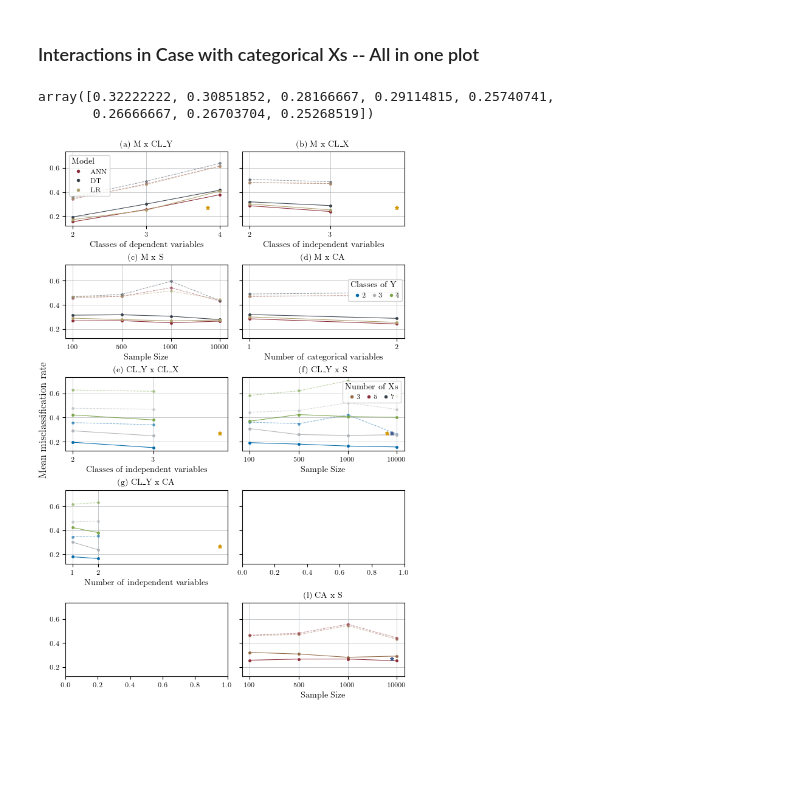
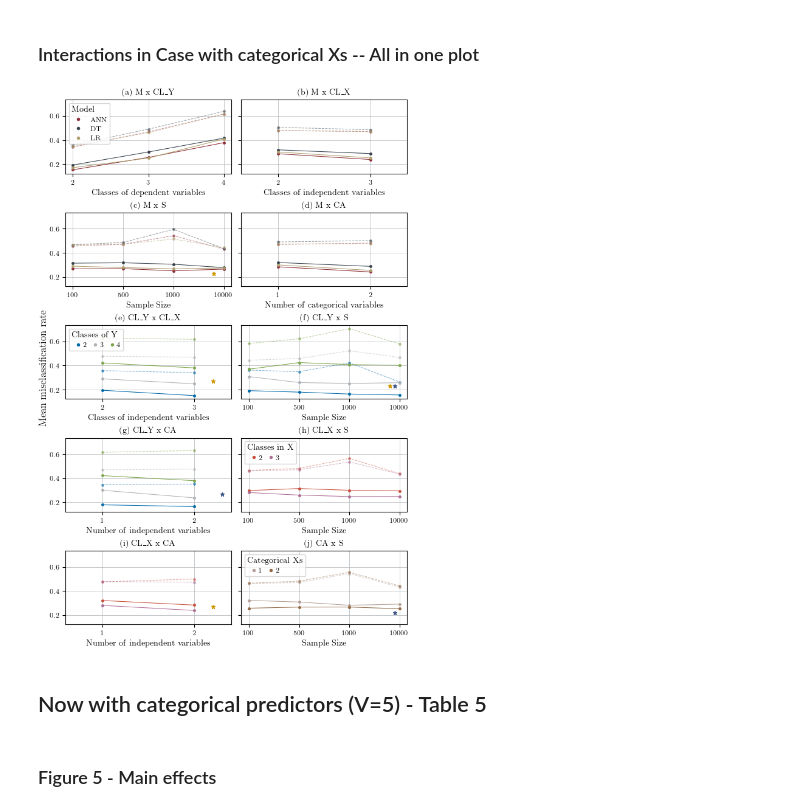
Before and after one commit to frederikpanse/psychometric_replication, a Jupyter notebook: exp/exp_FP_12_getFigures.ipynb, the cells around one changed output. Drawn from its saved outputs; the diff is of its cells as text; code cells hidden in the pictures; blank space fills up the shorter version.

Commit message:
plots

```diff
--- a/exp/exp_FP_12_getFigures.ipynb
+++ b/exp/exp_FP_12_getFigures.ipynb
@@ -348,13 +348,6 @@ CLX_CA_orig = table4_orig.groupby(['CL_X', 'CA'])[models].mean().mean(axis=1)
 # CA x S
 CA_S = table4.groupby(['Num_Categorical_Vars', 'Sample_Size'])[models].mean().mean(axis=1)
 CA_S_orig = table4_orig.groupby(['CA', 'S'])[models].mean().mean(axis=1)
-# %%
-palettes.tue_plot[[9, 0, 1]]
-i = 1
-CA_S.values
-# %% [output]
-array([0.32222222, 0.30851852, 0.28166667, 0.29114815, 0.25740741,
-       0.26666667, 0.26703704, 0.25268519])
 # %%
 plt.rcParams.update(figsizes.jmlr2001(nrows=5, ncols=2))
 plt.rcParams.update(cycler.cycler(color=palettes.tue_plot))
@@ -368,7 +361,6 @@ for i in np.arange(3):
 axs[0, 0].set_xticks([2, 3, 4])  # Positions for the categories
 axs[0, 0].grid(axis="both", color=rgb.tue_gray, linewidth=0.5)
 axs[0, 0].set_xlabel("Classes of dependent variables")
-axs[0, 0].plot(3.83, sig, '*', ms=5, color=rgb.tue_orange) # original
 axs[0, 0].set_title('(a) M x CL_Y')
 
 # Custom legend
@@ -386,7 +378,7 @@ for i in np.arange(3):
 axs[0, 1].set_xticks([2, 3])  # Positions for the categories
 axs[0, 1].grid(axis="both", color=rgb.tue_gray, linewidth=0.5)
 axs[0, 1].set_xlabel("Classes of independent variables")
-axs[0, 1].plot(3.83, sig, '*', ms=5, color=rgb.tue_orange) # original
+axs[0, 1].set_xlim([1.6, 3.4])
 axs[0, 1].set_title('(b) M x CL_X')
 
 # Plot 3: M x S
@@ -397,6 +389,7 @@ axs[1, 0].set_xlabel("Sample Size")
 axs[1, 0].set_xticks(np.arange(0, 4))  # Positions for the categories
 axs[1, 0].set_xticklabels(['100', '500', '1000', '10000'])  # Labels for the categories
 axs[1, 0].grid(axis="both", color=rgb.tue_gray, linewidth=0.5)
+axs[1, 0].plot(2.8, 0.23, '*', ms=5, color=rgb.tue_orange) # original
 axs[1, 0].set_title('(c) M x S')
 
 # Plot 4: M x CA
@@ -406,6 +399,7 @@ for i in np.arange(3):
 axs[1, 1].set_xticks([1, 2])  # Positions for the categories
 axs[1, 1].grid(axis="both", color=rgb.tue_gray, linewidth=0.5)
 axs[1, 1].set_xlabel("Number of categorical variables")
+axs[1, 1].set_xlim([0.6, 2.4])
 axs[1, 1].set_title('(d) M x CA')
 
 # Plot 5: CLY x CLX
@@ -416,15 +410,16 @@ for i in np.arange(3):
 axs[2, 0].set_xticks([2, 3])  # Positions for the categories
 axs[2, 0].grid(axis="both", color=rgb.tue_gray, linewidth=0.5)
 axs[2, 0].set_xlabel("Classes of independent variables")
-axs[2, 0].plot(3.83, sig, '*', ms=5, color=rgb.tue_orange) # original
+axs[2, 0].set_xlim([1.6, 3.4])
+axs[2, 0].plot(3.2, sig, '*', ms=5, color=rgb.tue_orange) # original
 axs[2, 0].set_title('(e) CL_Y x CL_X')
 
 # Custom legend
 dot_ANN = plt.Line2D([0], [0], marker='o', color='w', markerfacecolor=colors[0], markersize=5, label="2")
 dot_DT = plt.Line2D([0], [0], marker='o', color='w', markerfacecolor=colors[1], markersize=5, label="3")
 dot_LR = plt.Line2D([0], [0], marker='o', color='w', markerfacecolor=colors[2], markersize=5, label="4")
-axs[1, 1].legend(handles=[dot_ANN, dot_DT, dot_LR], ncols=3, alignment='left', columnspacing=0.25,
-                 title = 'Classes of Y', title_fontsize='small', handletextpad=-0.3, loc="upper left", bbox_to_anchor=(0.63, 0.85))
+axs[2, 0].legend(handles=[dot_ANN, dot_DT, dot_LR], ncols=3, alignment='left', columnspacing=0.25,
+                 title = 'Classes of Y', title_fontsize='small', handletextpad=-0.3, loc="upper left")
 
 # Plot 6: CLY x S
 for i in np.arange(3):
@@ -434,44 +429,73 @@ axs[2, 1].set_xlabel("Sample Size")
 axs[2, 1].set_xticks(np.arange(0, 4))  # Positions for the categories
 axs[2, 1].set_xticklabels(['100', '500', '1000', '10000'])  # Labels for the categories
 axs[2, 1].grid(axis="both", color=rgb.tue_gray, linewidth=0.5)
-axs[2, 1].plot(2.8, sig, '*', ms=5, color=rgb.tue_orange) # original
-axs[2, 1].plot(2.9, sig, '*', ms=5, color=rgb.tue_darkblue)   # replication
+axs[2, 1].plot(2.8, 0.23, '*', ms=5, color=rgb.tue_orange) # original
+axs[2, 1].plot(2.9, 0.23, '*', ms=5, color=rgb.tue_darkblue)   # replication
 axs[2, 1].set_title('(f) CL_Y x S')
 
 # Plot 7: CLY x CA
 for i in np.arange(3):
     axs[3, 0].plot([1, 2], CLY_CA.values[i*2:i*2+2], '.-', ms=5, lw=0.75, color=colors[i], label="replication")
     axs[3, 0].plot([1, 2], CLY_CA_orig.values[i*2:i*2+2], '.--', ms=5, lw=0.75, color=colors[i], alpha=alpha_val, label="original")
 axs[3, 0].set_xlabel("Number of independent variables")
 axs[3, 0].set_xticks([1, 2])  # Positions for the categories
+axs[3, 0].set_xlim([0.6, 2.4])
 axs[3, 0].grid(axis="both", color=rgb.tue_gray, linewidth=0.5)
-axs[3, 0].plot(6.73, sig, '*', ms=5, color=rgb.tue_orange) # original
+axs[3, 0].plot(2.3, sig, '*', ms=5, color=rgb.tue_darkblue)   # replication
 axs[3, 0].set_title('(g) CL_Y x CA')
 
+# Plot 8: CLX x S
+colors=palettes.tue_plot[6:8] # set colors
+for i in np.arange(2):
+    axs[3, 1].plot(np.arange(4), CLX_S.values[i*4:i*4+4], '.-', ms=5, lw=0.75, color=colors[i], label="replication")
+    axs[3, 1].plot(np.arange(4), CLX_S_orig.values[i*4:i*4+4], '.--', ms=5, lw=0.75, color=colors[i], alpha=alpha_val, label="original")
+axs[3, 1].set_xlabel("Sample Size")
+axs[3, 1].set_xticks(np.arange(0, 4))  # Positions for the categories
+axs[3, 1].set_xticklabels(['100', '500', '1000', '10000'])  # Labels for the categories
+axs[3, 1].grid(axis="both", color=rgb.tue_gray, linewidth=0.5)
+axs[3, 1].set_title('(h) CL_X x S')
+
+# Custom legend
+dot_ANN = plt.Line2D([0], [0], marker='o', color='w', lw=0, markerfacecolor=colors[0], markersize=5, label='2')
+dot_DT = plt.Line2D([0], [0], marker='o', color='w', lw=0, markerfacecolor=colors[1], markersize=5, label='3')
+# line_replication = plt.Line2D([0], [1], linestyle='-', color='k', linewidth=0.75, label="Replication")
+# line_original = plt.Line2D([0], [1], linestyle='--', color='k', linewidth=0.75, label="Original")
+axs[3, 1].legend(handles=[dot_ANN, dot_DT], ncols=3, alignment='left', columnspacing=0.25,
+                 title = 'Classes in X', title_fontsize='small', handletextpad=-0.3, loc="upper left")
+# Plot 9: CLX x CA
+for i in np.arange(2):
+    axs[4, 0].plot([1, 2], CLX_CA.values[i*2:i*2+2], '.-', ms=5, lw=0.75, color=colors[i], label="replication")
+    axs[4, 0].plot([1, 2], CLX_CA_orig.values[i*2:i*2+2], '.--', ms=5, lw=0.75, color=colors[i], alpha=alpha_val, label="original")
+axs[4, 0].set_xlabel("Number of independent variables")
+axs[4, 0].set_xticks([1, 2])  # Positions for the categories
+axs[4, 0].set_xlim([0.6, 2.4])
+axs[4, 0].grid(axis="both", color=rgb.tue_gray, linewidth=0.5)
+axs[4, 0].plot(2.2, sig, '*', ms=5, color=rgb.tue_orange) # original
+axs[4, 0].set_title('(i) CL_X x CA')
+
 # Plot 10: CA x S
-colors=palettes.tue_plot[[9, 0, 1]] # set colors
+colors=palettes.tue_plot[8:10] # set colors
 for i in np.arange(2):
     axs[4, 1].plot(np.arange(4), CA_S.values[i*4:i*4+4], '.-', ms=5, lw=0.75, color=colors[i], label="replication")
     axs[4, 1].plot(np.arange(4), CA_S_orig.values[i*4:i*4+4], '.--', ms=5, lw=0.75, color=colors[i], alpha=alpha_val, label="original")
 axs[4, 1].set_xlabel("Sample Size")
 axs[4, 1].set_xticks(np.arange(0, 4))  # Positions for the categories
 axs[4, 1].set_xticklabels(['100', '500', '1000', '10000'])  # Labels for the categories
 axs[4, 1].grid(axis="both", color=rgb.tue_gray, linewidth=0.5)
-axs[4, 1].plot(2.9, sig, '*', ms=5, color=rgb.tue_darkblue)   # replication
+axs[4, 1].plot(2.9, 0.22, '*', ms=5, color=rgb.tue_darkblue)   # replication
 axs[4, 1].set_title('(j) CA x S')
 
 # Custom legend
-dot_ANN = plt.Line2D([0], [0], marker='o', color='w', lw=0, markerfacecolor=colors[0], markersize=5, label='3')
-dot_DT = plt.Line2D([0], [0], marker='o', color='w', lw=0, markerfacecolor=colors[1], markersize=5, label='5')
-dot_LR = plt.Line2D([0], [0], marker='o', color='w', lw=0, markerfacecolor=colors[2], markersize=5, label='7')
-# line_replication = plt.Line2D([0], [1], linestyle='-', color='k', linewidth=0.75, label="Replication")
-# line_original = plt.Line2D([0], [1], linestyle='--', color='k', linewidth=0.75, label="Original")
-axs[2, 1].legend(handles=[dot_ANN, dot_DT, dot_LR], ncols=3, alignment='left', columnspacing=0.25,
-                 title = 'Number of Xs', title_fontsize='small', handletextpad=-0.3, loc="upper right")
+dot_ANN = plt.Line2D([0], [0], marker='o', color='w', lw=0, markerfacecolor=colors[0], markersize=5, label='1')
+dot_DT = plt.Line2D([0], [0], marker='o', color='w', lw=0, markerfacecolor=colors[1], markersize=5, label='2')
+axs[4, 1].legend(handles=[dot_ANN, dot_DT], ncols=3, alignment='left', columnspacing=0.25,
+                 title = 'Categorical Xs', title_fontsize='small', handletextpad=-0.3, loc="upper left")
 
 fig.text(-0.01, 0.5, 'Mean misclassification rate', ha='center', va='center', rotation='vertical')
 
 fig.savefig("../doc/fig/060708_Interactions_cont.pdf")
 plt.show()
 # %% [output]
-[figure, old version]
+[figure, new version]
+# %% [markdown]
+## Now with categorical predictors (V=5) - Table 5
@@ -477,0 +507,2 @@ plt.show()
+# %% [markdown]
+### Figure 5 - Main effects
```
Also changed, not shown: parts of 6 cells of this notebook, 8 other files.
